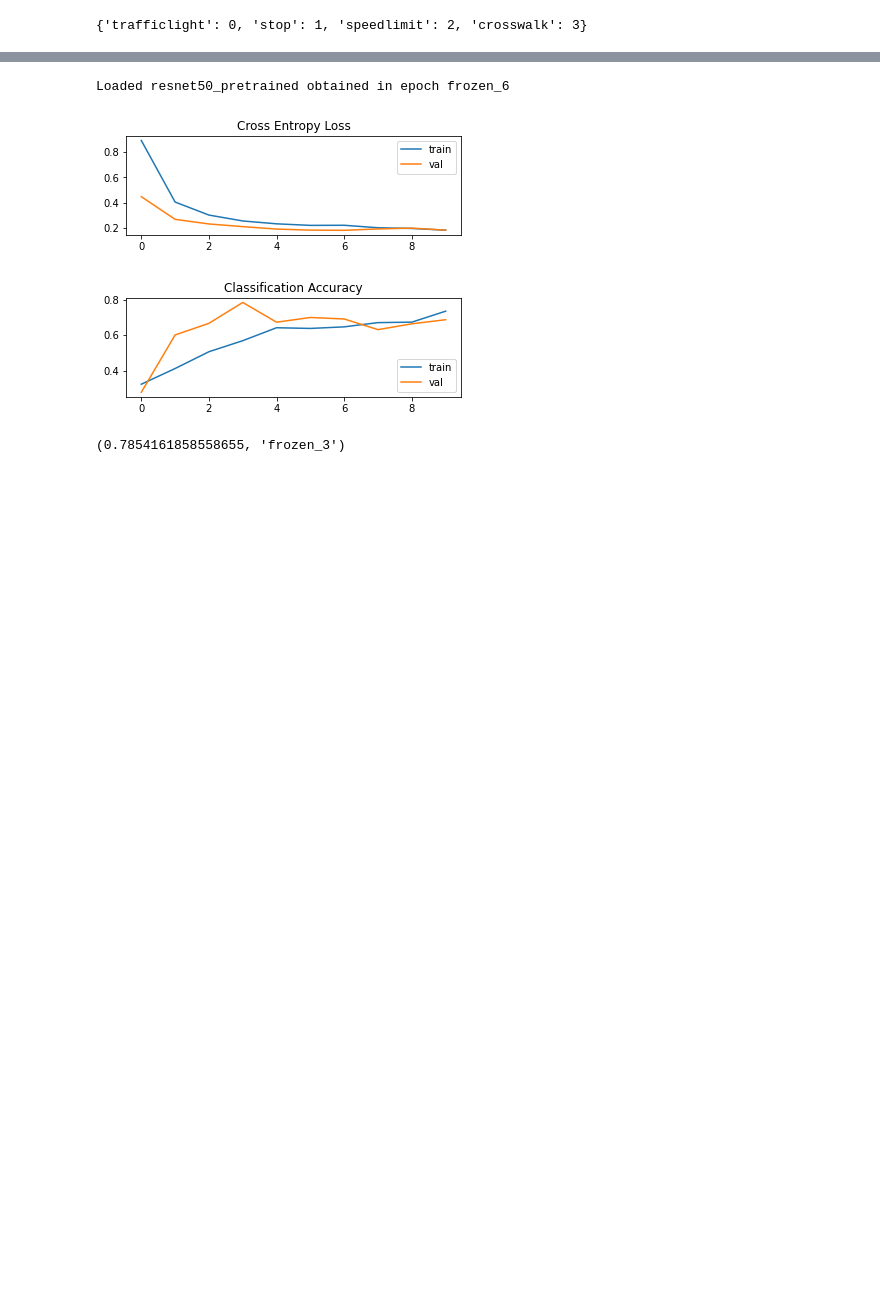
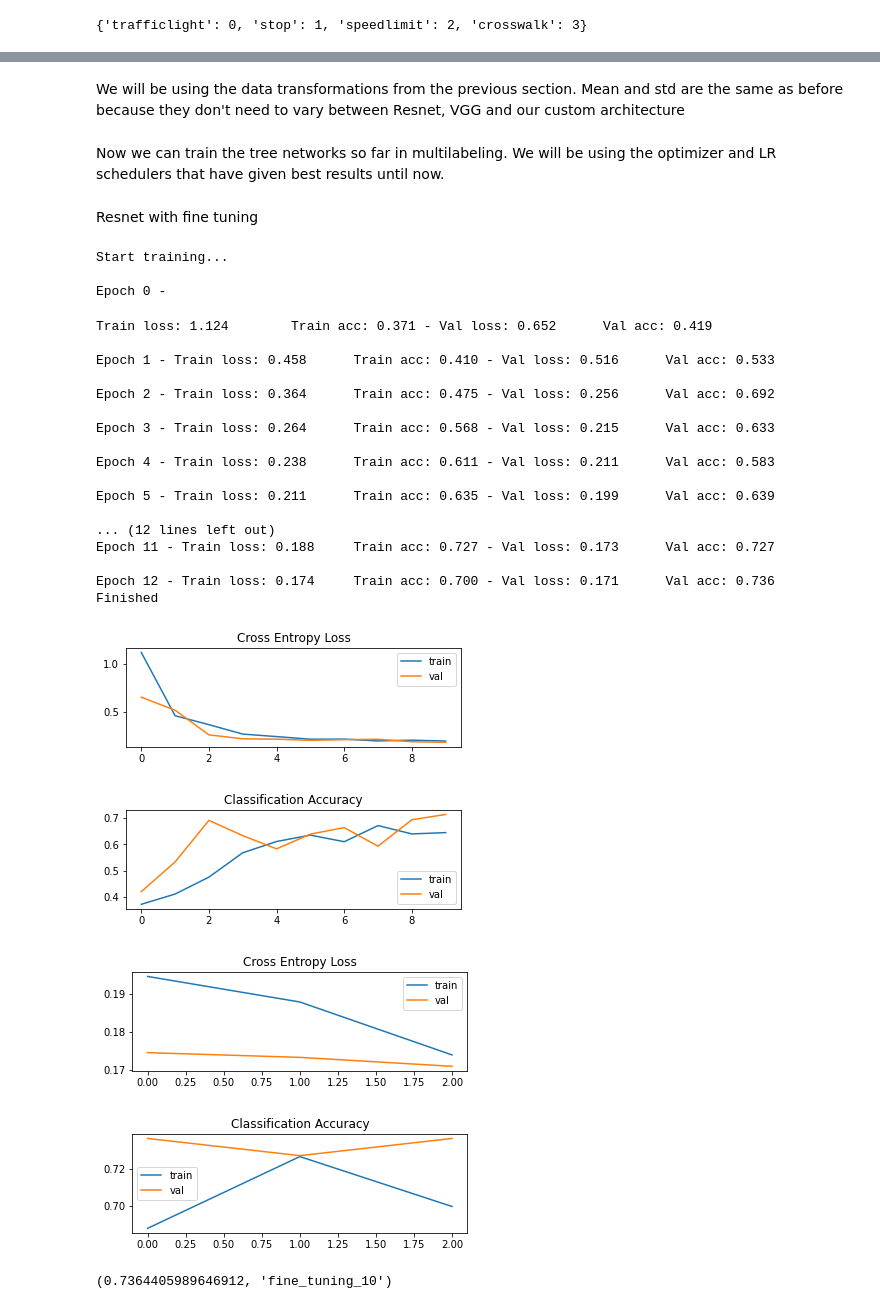
Before and after one commit to joaolucasmartins/VC2022, a Jupyter notebook: Part2/classification.ipynb, the cells around one changed output, grey strips where cells are left out. Cells and saved outputs as stored; diff of their text form; code cells hidden in the pictures; blank space fills up the shorter version.

```diff
--- a/Part2/classification.ipynb
+++ b/Part2/classification.ipynb
@@ -1044,0 +1098,4 @@ We can conclude that this greatly improves results, from 85% to 92%
+# %%
+input_size = 224 # Keeo the same input size
+mean, std = [0.485, 0.456, 0.406], [0.229, 0.224, 0.225] # And mean & std just for consistency
+train_dataloader, val_dataloader = get_dataloaders(input_size, mean, std, transform_data)
@@ -1148,6 +1254,8 @@ class ModelTrainerMultiLabel(ModelTrainer):
 
         # metrics = classification_report(labels, preds, output_dict=True, zero_division=0)
         return total_loss / num_batches, metrics
+# %% [markdown]
+We will be using the data transformations from the previous section. Mean and std are the same as before because they don't need to vary between Resnet, VGG and our custom architecture
 # %%
 def get_dataloaders_multilabel(input_size, mean, std, transform_f): # Same as above but we use the multilabel dataset
     train_transform, val_transform = transform_f(input_size, mean, std)
@@ -1158,7 +1266,7 @@ def get_dataloaders_multilabel(input_size, mean, std, transform_f): # Same as ab
     val_dataloader = DataLoader(val_dataset, batch_size=batch_size, shuffle=False, num_workers=num_workers, drop_last=False)
     return train_dataloader, val_dataloader
 
-train_dataloader, val_dataloader = get_dataloaders(input_size, mean, std, transform_data)
+train_dataloader, val_dataloader = get_dataloaders_multilabel(input_size, mean, std, transform_data)
 # %%
 def plotTrainingHistoryMultilabel(accuracies, session): # Only plots accuracy
     session_accs = filter(lambda x: x.startswith(session), accuracies)
@@ -1183,39 +1291,75 @@ def plotTrainingHistoryMultilabel(accuracies, session): # Only plots accuracy
     plt.plot(val_acc, label='val')
     plt.legend(loc='best')
     plt.show()
+# %% [markdown]
+Now we can train the tree networks so far in multilabeling. We will be using the optimizer and LR schedulers that have given best results until now.
+# %% [markdown]
+Resnet with fine tuning
 # %%
 resnet_model_trained = models.resnet50(pretrained=True)
 # number of neurons in the last layer to the number of classes is the same
 num_ftrs = resnet_model_trained.fc.in_features
-resnet_model_trained.fc = nn.Linear(in_features=num_ftrs, out_features=4, bias=True)
+resnet_model_trained.fc = nn.Linear(in_features=num_ftrs, out_features=num_classes, bias=True)
 resnet_model_trained.to(device)
 
 resnet_trained = {
     "model": resnet_model_trained,
-    "name": 'resnet50_pretrained',
+    "name": 'resnet50_multilabel',
     #"num_epochs": 50,
     "num_epochs": 10,
     "loss": nn.BCELoss(),
     "optimizer": torch.optim.Adam(resnet_model_trained.parameters(), lr=1e-2)
 }
 
 resnet_trainer = ModelTrainerMultiLabel(resnet_trained, device)
-# Unfreeze all layers expect last
+resnet_trainer.set_scheduler(torch.optim.lr_scheduler.ExponentialLR, 0.9)
+# Freeze all layers expect last
 resnet_trainer.freeze_layers()
 resnet_trainer.unfreeze_fc()
 
 # Training can be skipped by loading the best model until now
-load = True # Change this to False to force to retrain
+load = False # Change this to False to force to retrain
 if load:
     need_train = (load_model(resnet_trainer) == False)
 if not load or need_train:
     need_train = True
     resnet_trainer.train(train_dataloader, val_dataloader, "frozen")
 
+# Unfreeze all layers - fine tuning
+resnet_trainer.optimizer = torch.optim.Adam(resnet_model_trained.parameters(), lr=1e-6)
+resnet_trainer.set_scheduler(torch.optim.lr_scheduler.ExponentialLR, 0.9)
+resnet_trainer.num_epochs = 3
+resnet_trainer.unfreeze_layers()
+
+if need_train: # Train if previous cell has trained too
+    resnet_trainer.train(train_dataloader, val_dataloader, "fine_tuning")
+
 plotTrainingHistoryMultilabel(resnet_trainer.accuracies, "frozen")
+plotTrainingHistoryMultilabel(resnet_trainer.accuracies, "fine_tuning")
 resnet_trainer.get_best_score()
 # %% [output]
-Loaded resnet50_pretrained obtained in epoch frozen_6
+Start training...
+
+Epoch 0 -
+Train loss: 1.124        Train acc: 0.371 - Val loss: 0.652      Val acc: 0.419
+
+Epoch 1 - Train loss: 0.458      Train acc: 0.410 - Val loss: 0.516      Val acc: 0.533
+
+Epoch 2 - Train loss: 0.364      Train acc: 0.475 - Val loss: 0.256      Val acc: 0.692
+
+Epoch 3 - Train loss: 0.264      Train acc: 0.568 - Val loss: 0.215      Val acc: 0.633
+
+Epoch 4 - Train loss: 0.238      Train acc: 0.611 - Val loss: 0.211      Val acc: 0.583
+
+Epoch 5 - Train loss: 0.211      Train acc: 0.635 - Val loss: 0.199      Val acc: 0.639
+
+... (12 lines left out)
+Epoch 11 - Train loss: 0.188     Train acc: 0.727 - Val loss: 0.173      Val acc: 0.727
+
+Epoch 12 - Train loss: 0.174     Train acc: 0.700 - Val loss: 0.171      Val acc: 0.736
+Finished
-[figure, old version]
+[figure, new version]
-[figure, old version]
+[figure, new version]
-(0.7854161858558655, 'frozen_3')
+[figure, added]
+[figure, added]
+(0.7364405989646912, 'fine_tuning_10')
```
Also changed, not shown: parts of 21 cells of this notebook.
